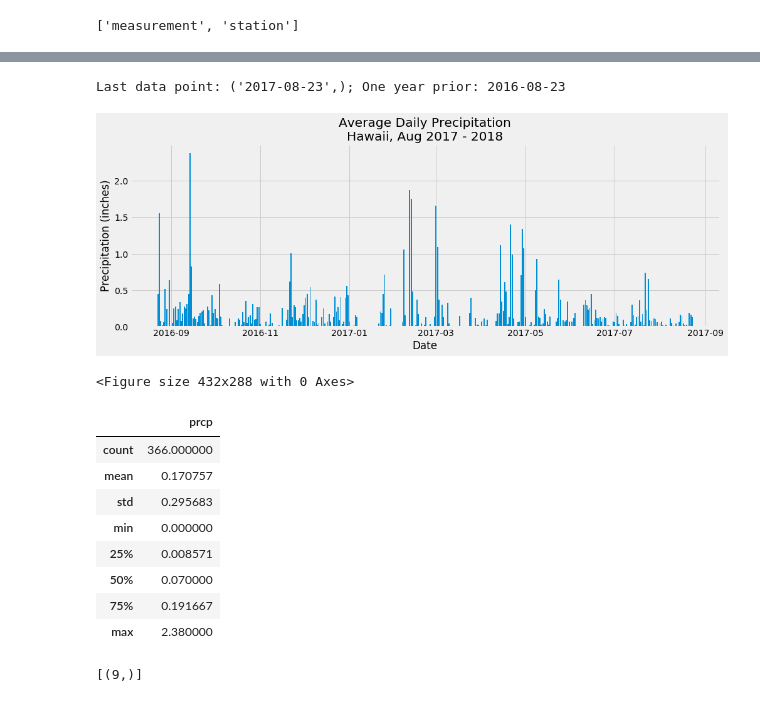
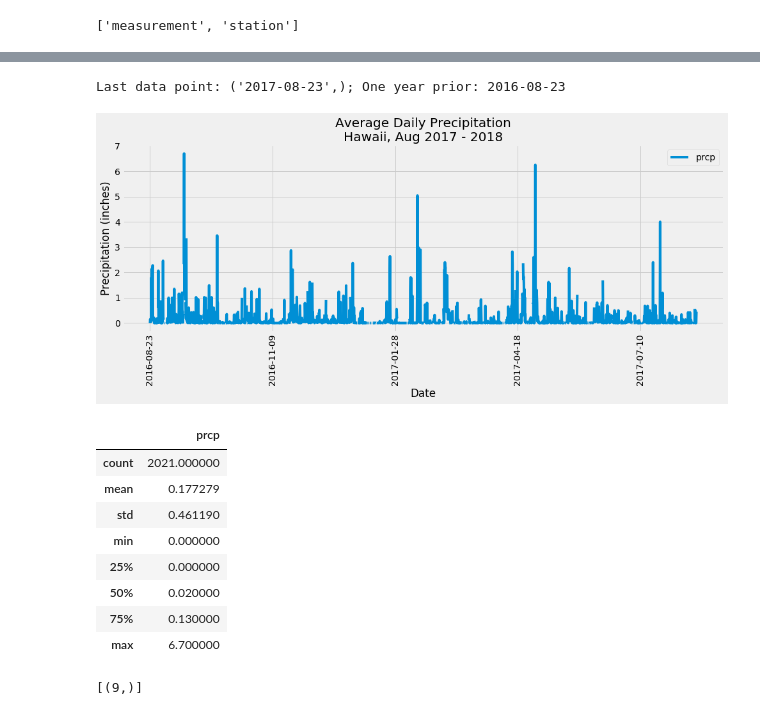
Before and after one commit to bbixby/sqlalchemy-challenge, a Jupyter notebook: climate_analysis.ipynb, the cells around one changed output, grey strips where cells are left out. Saved outputs shown, nothing was run; the diff lists cells and outputs as text; code cells hidden in the pictures.

Commit message:
updated precipitation bar chart

```diff
--- a/climate_analysis.ipynb
+++ b/climate_analysis.ipynb
@@ -92,66 +92,76 @@ engine.execute("SELECT m.'date', m.'prcp' FROM measurement m WHERE m.'date' >= '
 
 # Calculate the date 1 year ago from the last data point in the database
 #maxDate = engine.execute("SELECT max('date') from measurement")
 maxDate = session.query(Measurement.date).order_by(Measurement.date.desc()).first()
 year_ago = dt.date(2017, 8, 23) - dt.timedelta(days=365)
 print(f'Last data point: {maxDate}; One year prior: {year_ago}')
 
 # Perform a query to retrieve the data and precipitation scores
+# sel = [Measurement.date,
+#        func.avg(Measurement.prcp)]
+# year_precipitation = session.query(*sel).\
+#     filter(Measurement.date >= year_ago).\
+#     group_by(Measurement.date).\
+#     order_by(Measurement.date.asc()).all()
+# year_precipitation
 sel = [Measurement.date,
-       func.avg(Measurement.prcp)]
+      (Measurement.prcp)]
 year_precipitation = session.query(*sel).\
-    filter(Measurement.date >= year_ago).\
-    group_by(Measurement.date).\
-    order_by(Measurement.date.asc()).all()
+     filter(Measurement.date >= year_ago).\
+     order_by(Measurement.date.asc()).all()
 year_precipitation
 
 # Save the query results as a Pandas DataFrame and set the index to the date column
 df = pd.DataFrame(year_precipitation, columns=['date', 'prcp'])
 df.set_index('date', inplace=True)
 
 # Sort the dataframe by date
-#already sorted by the session.query order_by
+sortDF = df.sort_values(by=['date'])
 
 # Use Pandas Plotting with Matplotlib to plot the data
 days = pd.date_range(start='8/23/2016', end='8/23/2017')
 #days.format(formatter=lambda x: x.strftime('%Y-%m-%d'))
 
-# Create figure and plot space
-fig, ax = plt.subplots(figsize=(15, 5))
+ax = sortDF.plot(rot=90, figsize=(15,5))
+# # Create figure and plot space
+# fig, ax = plt.subplots(figsize=(15, 5))
 
-# Add x-axis and y-axis
-ax.bar(days,
-       df.prcp)
-#       color='blue')
+# # Add x-axis and y-axis
+# ax.bar(sortDF.index,
+#        sortDF.prcp)
+# #       color='blue')
 
-#ax.set_xticks(days)
-#ax.set_xticklabels(days, rotation=45)
-#ax.format_xticklabels = mdates.DateFormatter('%Y-%m-%d')
+# #ax.set_xticks(days)
+# #ax.set_xticklabels(days, rotation=90)
+# #ax.format_xticklabels = mdates.DateFormatter('%Y-%m-%d')
 
-# Set title and labels for axes
+# # Set title and labels for axes
+
 ax.set(xlabel="Date",
-       ylabel="Precipitation (inches)",
-       title="Average Daily Precipitation\nHawaii, Aug 2017 - 2018")
+        ylabel="Precipitation (inches)",
+        title="Average Daily Precipitation\nHawaii, Aug 2017 - 2018")
 
 plt.show()
-#plt.savefig(f'Images/Average Daily Precipitation.png')
+
+#to save to Images folder
+# fig = ax.get_figure()
+# fig.savefig(f'Images/Average Daily Precipitation.png')
 # %% [output]
 Last data point: ('2017-08-23',); One year prior: 2016-08-23
-[figure, old version]
+[figure, new version]
-<Figure size 432x288 with 0 Axes>
 # %%
 # Use Pandas to calcualte the summary statistics for the precipitation data
 df.describe()
 # %% [output]
 |  | prcp |
-| count | 366.000000 |
-| mean | 0.170757 |
-| std | 0.295683 |
+| count | 2021.000000 |
+| mean | 0.177279 |
+| std | 0.461190 |
 | min | 0.000000 |
-| 25% | 0.008571 |
-| 50% | 0.070000 |
-| 75% | 0.191667 |
-| max | 2.380000 |
+| 25% | 0.000000 |
+| 50% | 0.020000 |
+| 75% | 0.130000 |
+| max | 6.700000 |
 # %%
 # Design a query to show how many stations are available in this dataset?
 #engine.execute("SELECT DISTINCT m.'station' FROM measurement m WHERE m.'date' >= '2016-08-23'").fetchall()
```
Also changed, not shown: parts of 3 cells of this notebook.
